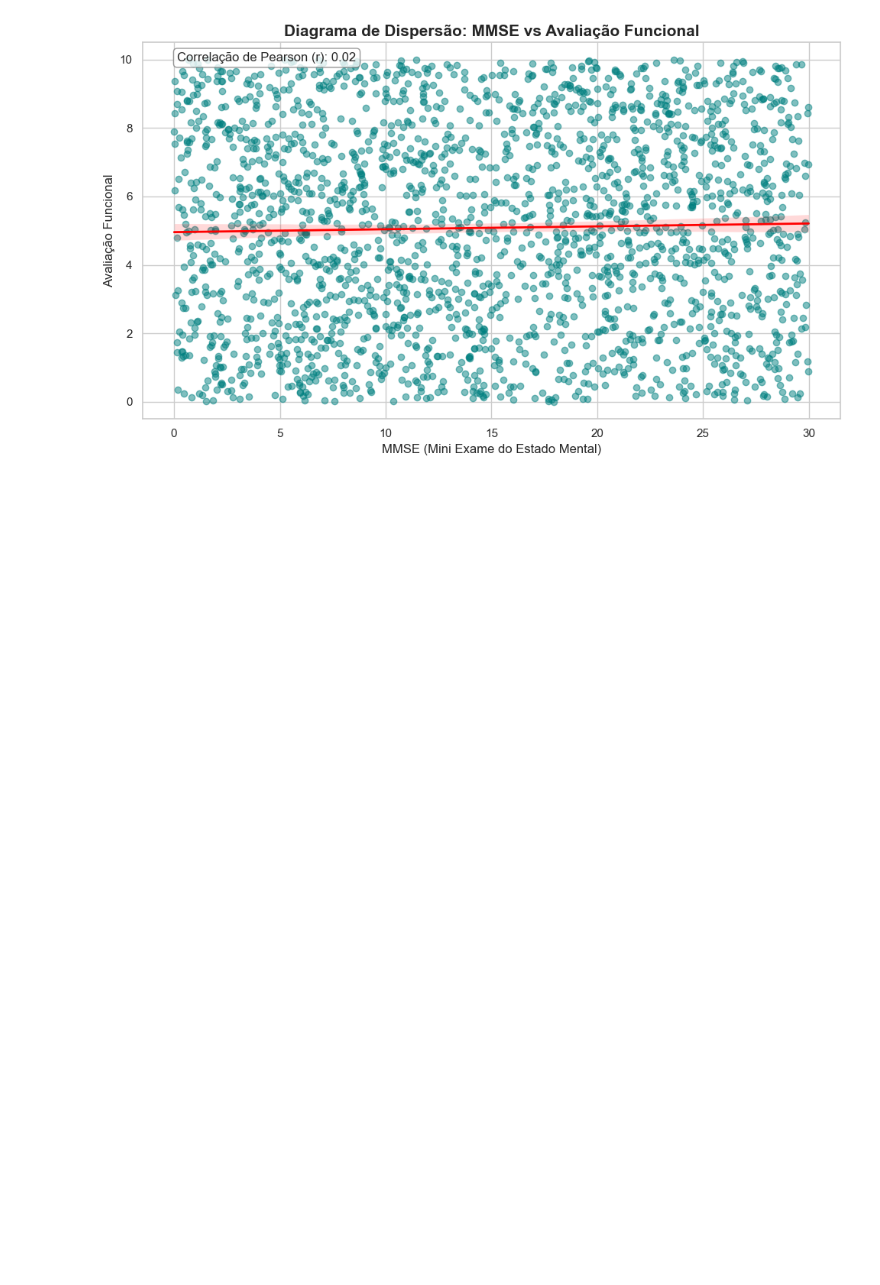
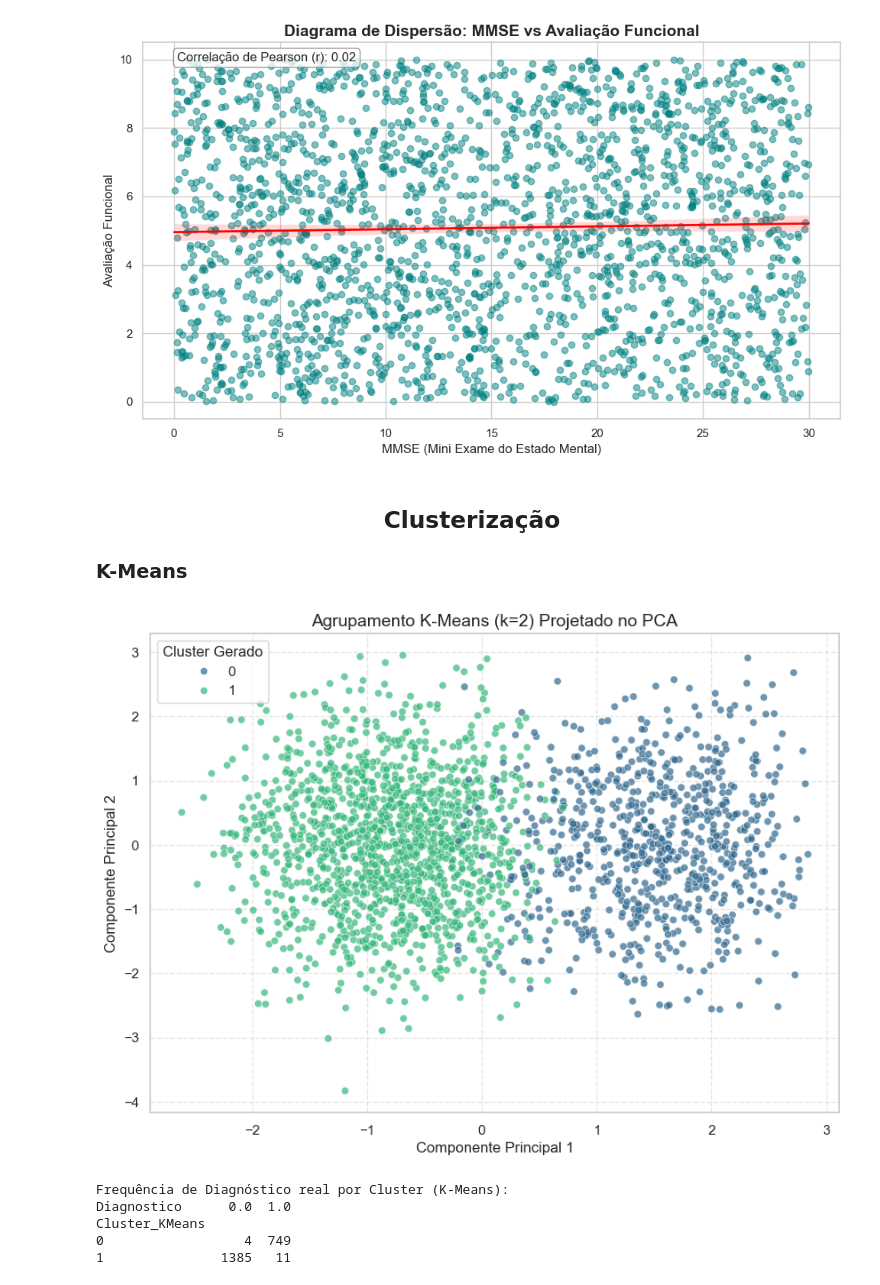
Before and after one commit to fleiviobr/ProjetoCIDA, a Jupyter notebook: ProjetoFinal.ipynb, the cells around one changed output. Saved outputs shown, nothing was run; the diff lists cells and outputs as text; code cells hidden in the pictures; blank space fills up the shorter version.

```diff
--- a/ProjetoFinal.ipynb
+++ b/ProjetoFinal.ipynb
@@ -442,3 +435,32 @@ plt.tight_layout()
 plt.show()
 # %% [output]
 [figure]
+# %% [markdown]
+<h2 style="text-align:center;">Clusterização</h2>
+<h3>K-Means</h3>
+# %%
+from sklearn.cluster import KMeans
+
+kmeans = KMeans(n_clusters=2, random_state=42, n_init=10)
+labels_kmeans = kmeans.fit_predict(X_scaled)
+
+df_pca['Cluster_KMeans'] = labels_kmeans
+
+plt.figure(figsize=(10, 7))
+sns.scatterplot(x='PC1', y='PC2', hue='Cluster_KMeans', data=df_pca, palette='viridis', alpha=0.7)
+plt.title('Agrupamento K-Means (k=2) Projetado no PCA', fontsize=14)
+plt.xlabel('Componente Principal 1')
+plt.ylabel('Componente Principal 2')
+plt.legend(title='Cluster Gerado')
+plt.grid(True, linestyle='--', alpha=0.5)
+plt.show()
+
+print("Frequência de Diagnóstico real por Cluster (K-Means):")
+print(pd.crosstab(df_pca['Cluster_KMeans'], y))
+# %% [output]
+[figure, added]
+Frequência de Diagnóstico real por Cluster (K-Means):
+Diagnostico      0.0  1.0
+Cluster_KMeans
+0                  4  749
+1               1385   11
```
Also changed, not shown: parts of 9 cells of this notebook.
